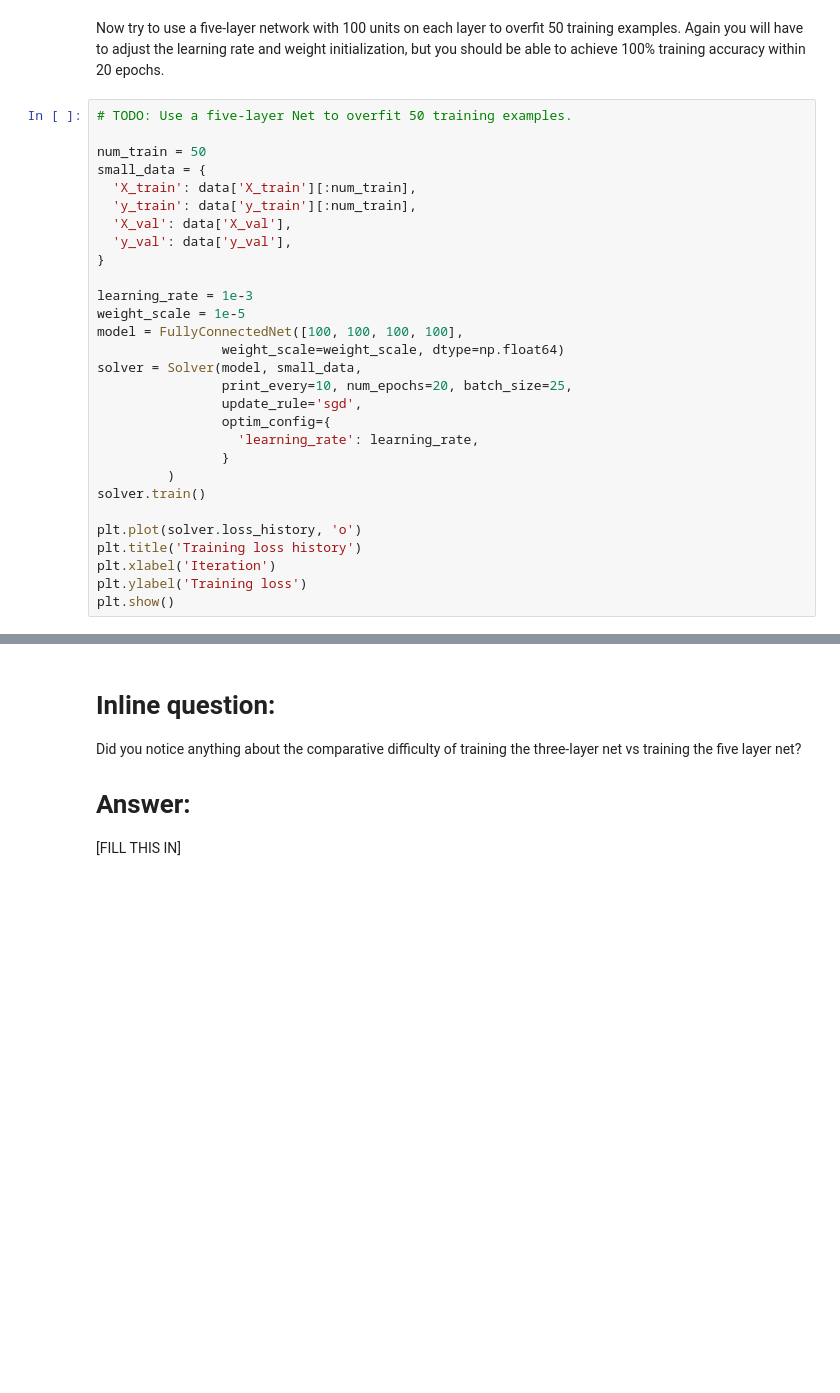
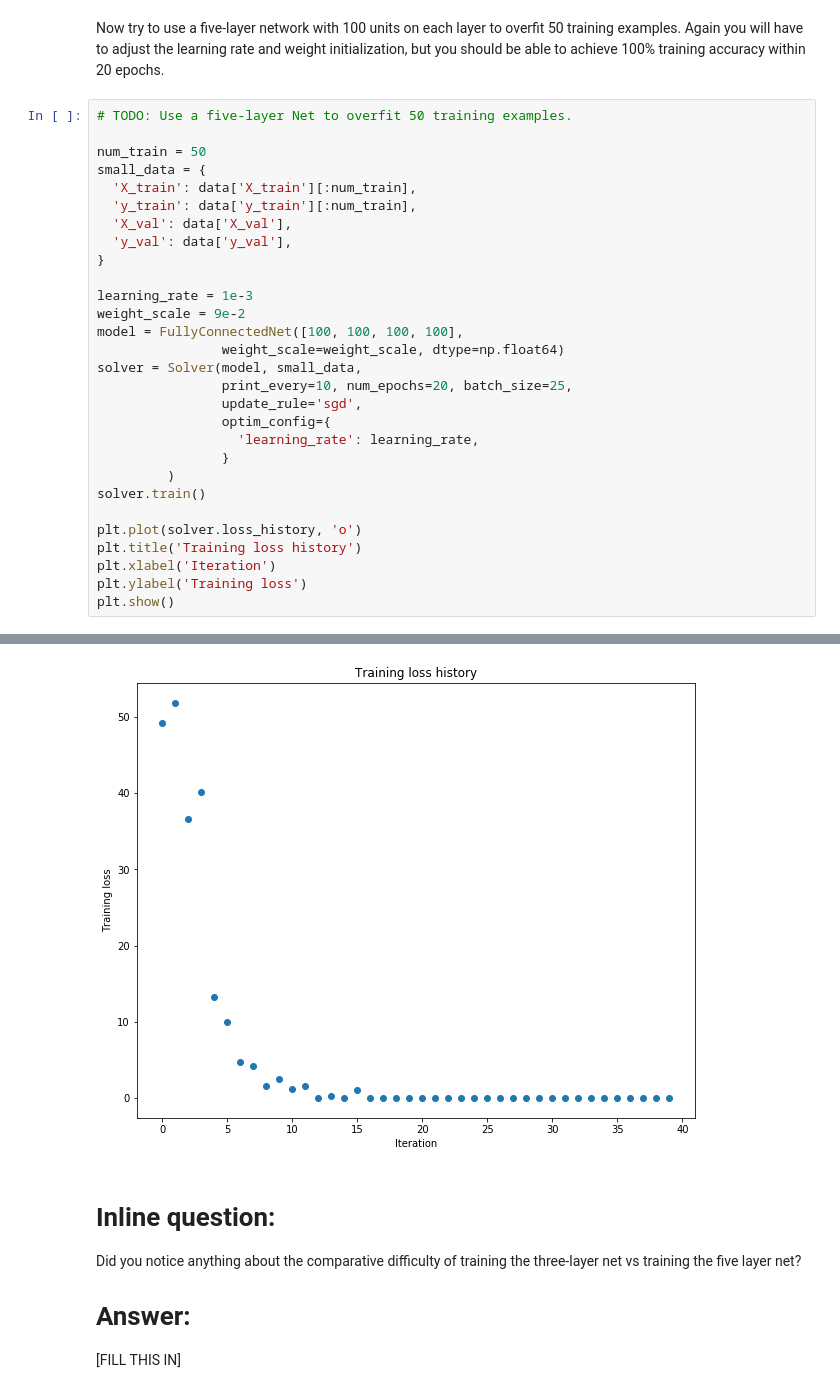
Before and after one commit to ellenwei/stanford_cs231, a Jupyter notebook: assignment2/FullyConnectedNets.ipynb, the cells around one changed output, grey strips where cells are left out. Drawn from its saved outputs; the diff is of its cells as text; blank space fills up the shorter version.

```diff
--- a/assignment2/FullyConnectedNets.ipynb
+++ b/assignment2/FullyConnectedNets.ipynb
@@ -453,7 +484,7 @@ small_data = {
 }
 
 learning_rate = 1e-3
-weight_scale = 1e-5
+weight_scale = 9e-2
 model = FullyConnectedNet([100, 100, 100, 100],
                 weight_scale=weight_scale, dtype=np.float64)
 solver = Solver(model, small_data,
@@ -470,3 +501,4 @@ plt.title('Training loss history')
 plt.xlabel('Iteration')
 plt.ylabel('Training loss')
 plt.show()
+# %% [output]
@@ -473,3 +522,4 @@ plt.show()
+[figure, added]
 # %% [markdown]
 # Inline question:
 Did you notice anything about the comparative difficulty of training the three-layer net vs training the five layer net?
```
Also changed, not shown: parts of 11 cells of this notebook, 3 other files.
